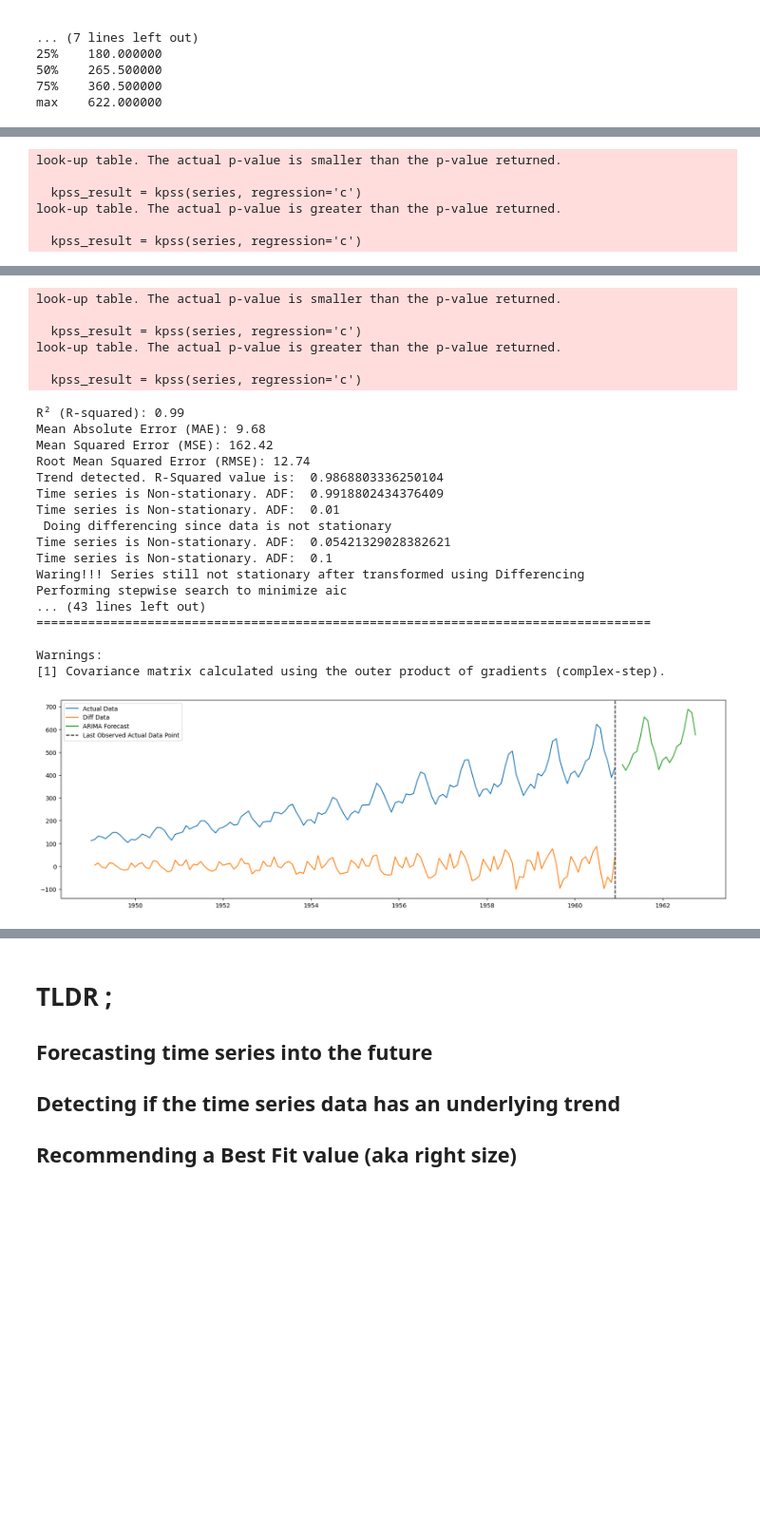
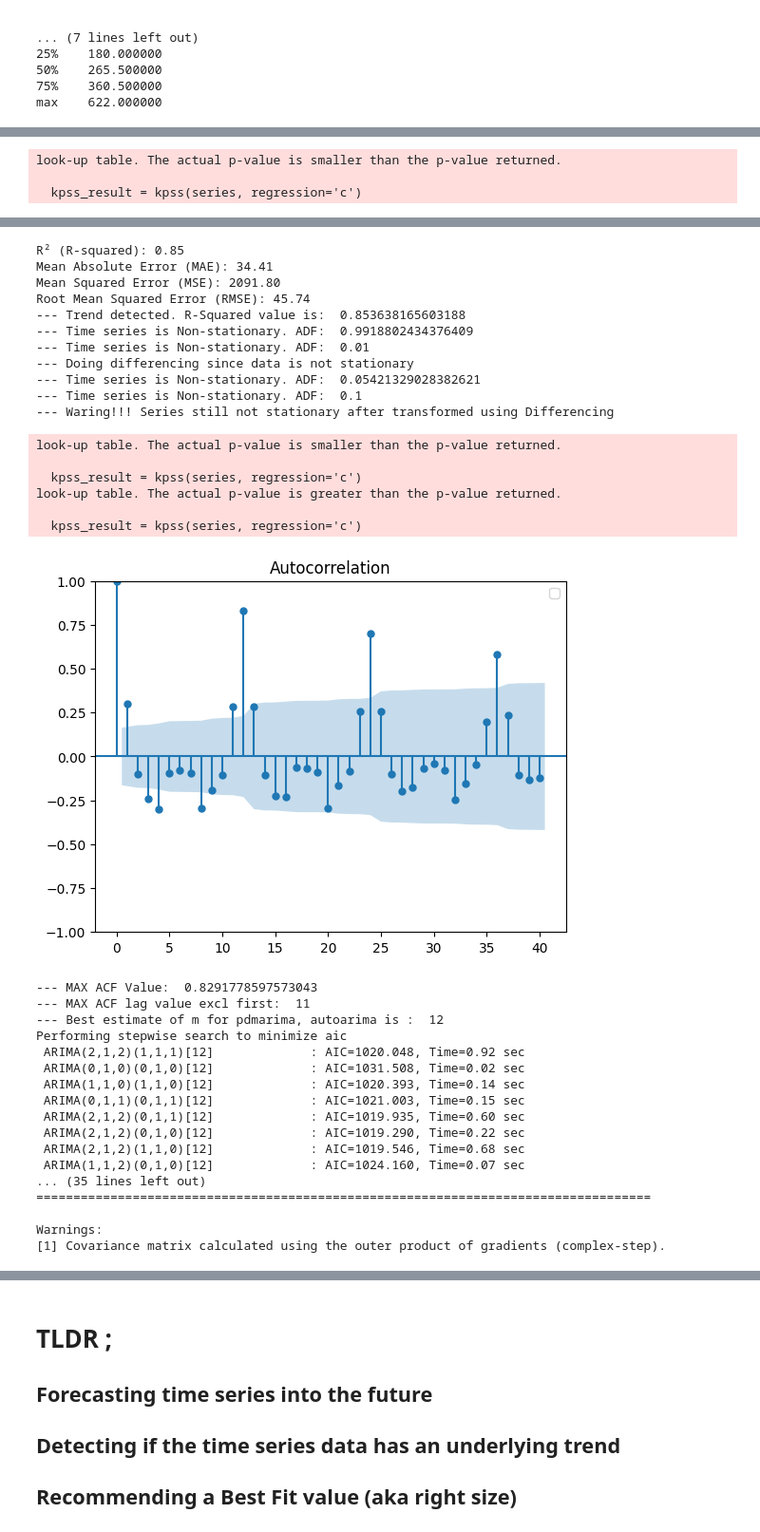
Before and after one commit to bjoydeep/acm-inspector, a Jupyter notebook: notebook/analyze_timeseries_arima.ipynb, the cells around one changed output, grey strips where cells are left out. Shown at 95% size. Cells and saved outputs as stored; diff of their text form; code cells hidden in the pictures; blank space fills up the shorter version.

Commit message:
rough working skeleton using pdmarima
Signed-off-by: Joydeep Banerjee <jbanerje@redhat.com>

```diff
--- a/notebook/analyze_timeseries_arima.ipynb
+++ b/notebook/analyze_timeseries_arima.ipynb
@@ -456,16 +466,17 @@ def quantify_high_usage_percentile(series, percentile=80, min_duration=1):
 
 # Check for stationarity
 if check_stationarity(series):
-    print("The series is stationary, no trend or seasonality expected.")
+    print("--- The series is stationary, no trend or seasonality expected.")
 else:
-    print("The series is non-stationary. Let us check for trend and seasonality.")
+    print("--- The series is non-stationary. Let us check for trend and seasonality.")
 
     # Check for trend
-    r2,_,_,_ = detect_trend_with_stl(series)
+    #r2,_,_,_ = detect_trend_with_stl(series)
+    r2,_,_,_ = detect_trend(series)
     if r2 < 0.05:
-        print("No significant trend detected.")
+        print("--- No significant trend detected.")
     else:
-        print("Trend detected. R-Squared value is: ",r2)
+        print("--- Trend detected. R-Squared value is: ",r2)
 
 
 forecast_arima_result, diff_series = forecast_arima(series, steps=forecast_period)
@@ -500,6 +505,3 @@ R-Square value from STL trend decompose:  0.9868803336250104
 look-up table. The actual p-value is smaller than the p-value returned.
 
   kpss_result = kpss(series, regression='c')
-look-up table. The actual p-value is greater than the p-value returned.
-
-  kpss_result = kpss(series, regression='c')
@@ -507,24 +509,35 @@ look-up table. The actual p-value is greater than the p-value returned.
-look-up table. The actual p-value is smaller than the p-value returned.
-
-  kpss_result = kpss(series, regression='c')
-look-up table. The actual p-value is greater than the p-value returned.
-
-  kpss_result = kpss(series, regression='c')
+R² (R-squared): 0.85
+Mean Absolute Error (MAE): 34.41
+Mean Squared Error (MSE): 2091.80
+Root Mean Squared Error (RMSE): 45.74
+--- Trend detected. R-Squared value is:  0.853638165603188
+--- Time series is Non-stationary. ADF:  0.9918802434376409
+--- Time series is Non-stationary. ADF:  0.01
+--- Doing differencing since data is not stationary
+--- Time series is Non-stationary. ADF:  0.05421329028382621
+--- Time series is Non-stationary. ADF:  0.1
+--- Waring!!! Series still not stationary after transformed using Differencing
-R² (R-squared): 0.99
-Mean Absolute Error (MAE): 9.68
-Mean Squared Error (MSE): 162.42
-Root Mean Squared Error (RMSE): 12.74
-Trend detected. R-Squared value is:  0.9868803336250104
-Time series is Non-stationary. ADF:  0.9918802434376409
-Time series is Non-stationary. ADF:  0.01
- Doing differencing since data is not stationary
-Time series is Non-stationary. ADF:  0.05421329028382621
-Time series is Non-stationary. ADF:  0.1
-Waring!!! Series still not stationary after transformed using Differencing
-Performing stepwise search to minimize aic
-... (43 lines left out)
-===================================================================================
+look-up table. The actual p-value is smaller than the p-value returned.
 
-Warnings:
-[1] Covariance matrix calculated using the outer product of gradients (complex-step).
+  kpss_result = kpss(series, regression='c')
+look-up table. The actual p-value is greater than the p-value returned.
+
+  kpss_result = kpss(series, regression='c')
-[figure, old version]
+[figure, new version]
+--- MAX ACF Value:  0.8291778597573043
+--- MAX ACF lag value excl first:  11
+--- Best estimate of m for pdmarima, autoarima is :  12
+Performing stepwise search to minimize aic
+ ARIMA(2,1,2)(1,1,1)[12]             : AIC=1020.048, Time=0.92 sec
+ ARIMA(0,1,0)(0,1,0)[12]             : AIC=1031.508, Time=0.02 sec
+ ARIMA(1,1,0)(1,1,0)[12]             : AIC=1020.393, Time=0.14 sec
+ ARIMA(0,1,1)(0,1,1)[12]             : AIC=1021.003, Time=0.15 sec
+ ARIMA(2,1,2)(0,1,1)[12]             : AIC=1019.935, Time=0.60 sec
+ ARIMA(2,1,2)(0,1,0)[12]             : AIC=1019.290, Time=0.22 sec
+ ARIMA(2,1,2)(1,1,0)[12]             : AIC=1019.546, Time=0.68 sec
+ ARIMA(1,1,2)(0,1,0)[12]             : AIC=1024.160, Time=0.07 sec
+... (35 lines left out)
+===================================================================================
+
+Warnings:
+[1] Covariance matrix calculated using the outer product of gradients (complex-step).
```
Also changed, not shown: parts of 6 cells of this notebook.
